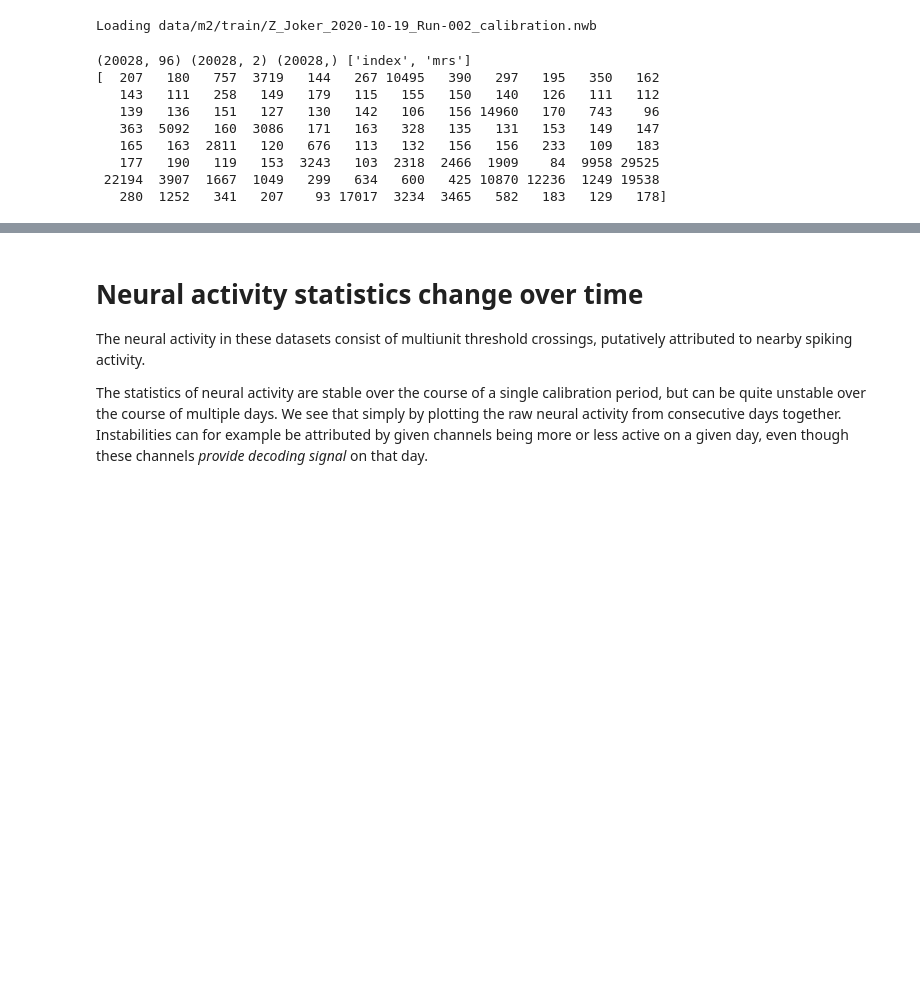
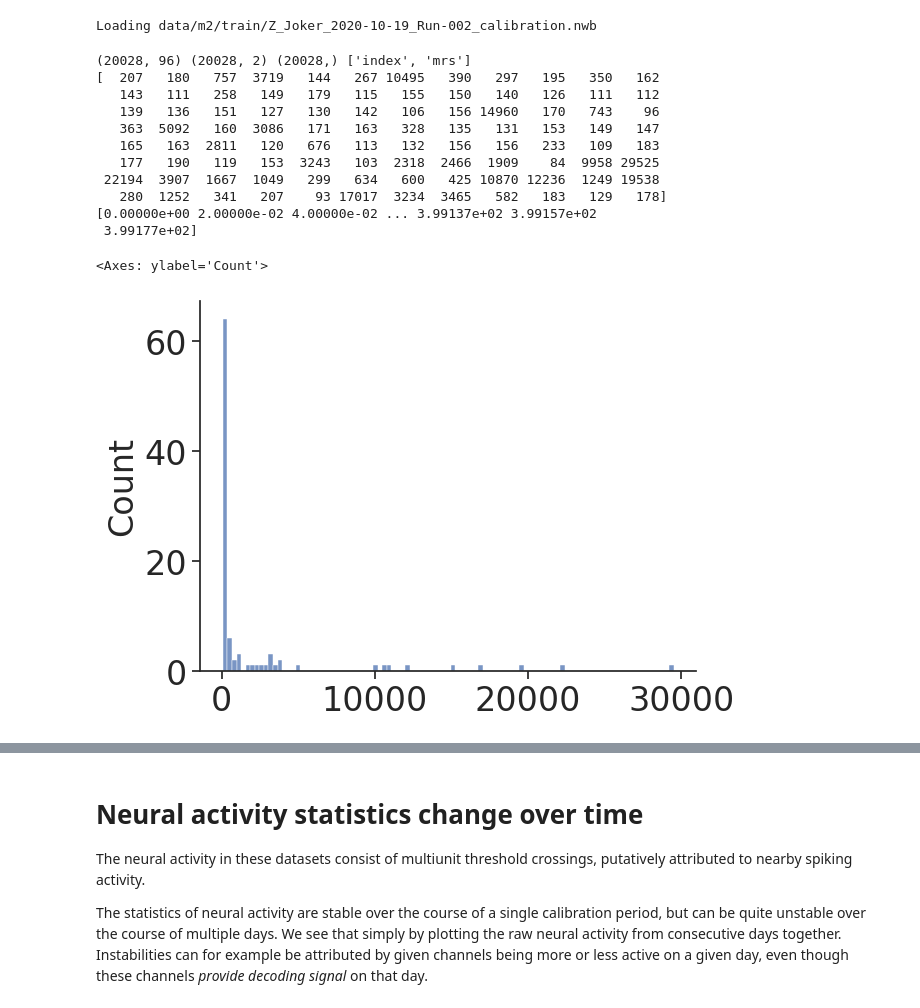
Before and after one commit to snel-repo/falcon-challenge, a Jupyter notebook: data_demos/m2.ipynb, the cells around one changed output, grey strips where cells are left out. Cells and saved outputs as stored; diff of their text form; code cells hidden in the pictures; blank space fills up the shorter version.

```diff
--- a/data_demos/m2.ipynb
+++ b/data_demos/m2.ipynb
@@ -110,15 +110,21 @@ Loading data/m2/train/Z_Joker_2020-10-19_Run-002_calibration.nwb
 # %%
 print(spikes.shape, vel.shape, time.shape, labels)
 print(spikes.sum(0))
+print(time)
+sns.histplot(spikes.sum(0))
 # %% [output]
 (20028, 96) (20028, 2) (20028,) ['index', 'mrs']
 [  207   180   757  3719   144   267 10495   390   297   195   350   162
    143   111   258   149   179   115   155   150   140   126   111   112
    139   136   151   127   130   142   106   156 14960   170   743    96
    363  5092   160  3086   171   163   328   135   131   153   149   147
    165   163  2811   120   676   113   132   156   156   233   109   183
    177   190   119   153  3243   103  2318  2466  1909    84  9958 29525
  22194  3907  1667  1049   299   634   600   425 10870 12236  1249 19538
    280  1252   341   207    93 17017  3234  3465   582   183   129   178]
+[0.00000e+00 2.00000e-02 4.00000e-02 ... 3.99137e+02 3.99157e+02
+ 3.99177e+02]
+<Axes: ylabel='Count'>
+[figure, added]
 # %%
 from visualization import rasterplot
```
Also changed, not shown: parts of 3 cells of this notebook, 3 other files.
